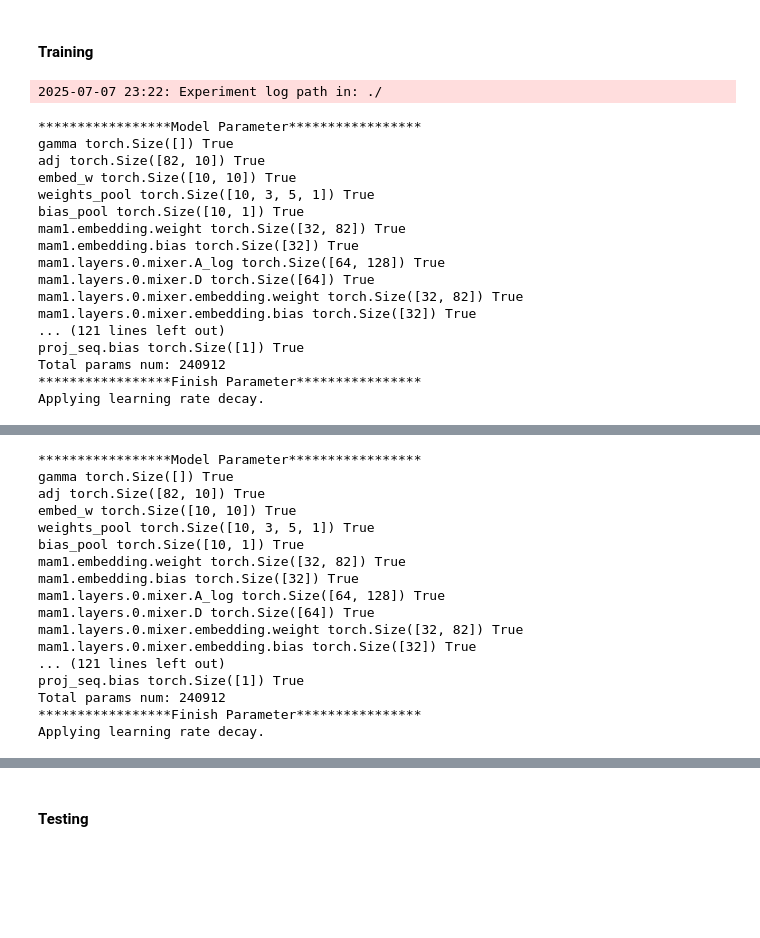
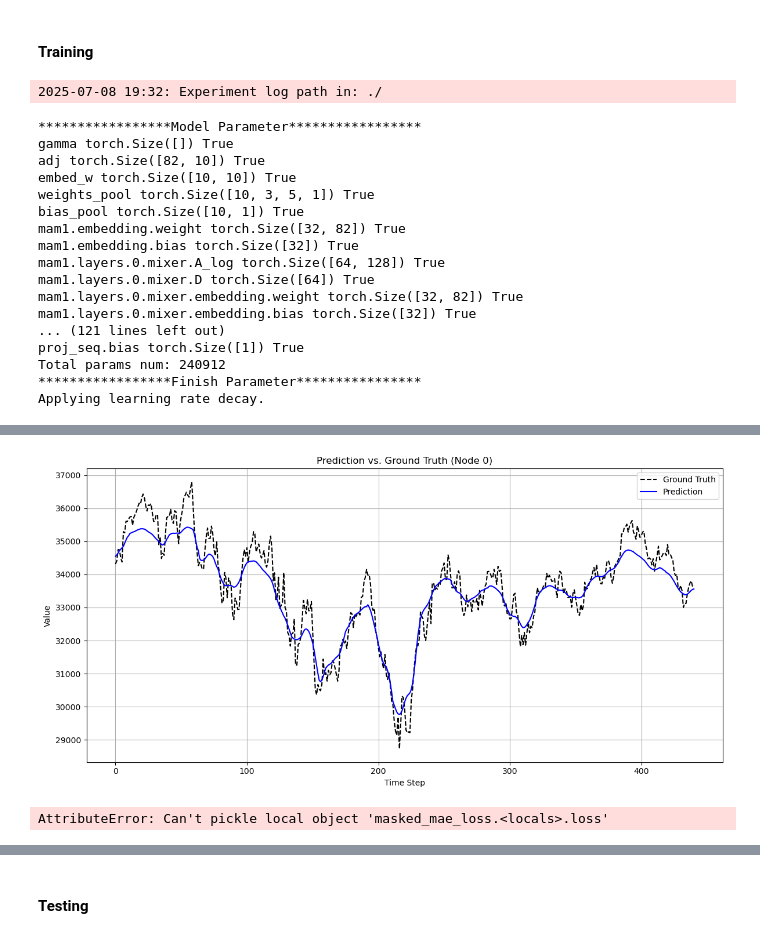
Before and after one commit to CHINWEI-LU/SAMBA, a Jupyter notebook: test.ipynb, the cells around one changed output, grey strips where cells are left out. Drawn from its saved outputs; the diff is of its cells as text; code cells hidden in the pictures; blank space fills up the shorter version.

```diff
--- a/test.ipynb
+++ b/test.ipynb
@@ -1293,7 +1317,7 @@ def rank_information_coefficient(x, y):
 # %% [markdown]
 #### Training
 # %%
-for i in range(2):
+for i in range(1):
 
     Mode = 'train'
     DEBUG = 'True'
@@ -1308,18 +1332,47 @@ for i in range(2):
     config.read(config_file)
 
 #parser
-
+##### 原程式碼 ##########
+    # args={"dataset":DATASET,"mode":Mode,"device":DEVICE,"debug":DEBUG,"model":MODEL,"cuda":True,"val_ratio":0.15,"test_ratio":0.15,
+    #   "lag":window,"horizon":predict,"num_nodes":XX.shape[2],"tod":False,"normalizer":'std',"column_wise":False,"default_graph":True,
+    #  "input_dim":1,"output_dim":1,"embed_dim":10,"rnn_units":128,"num_layers":3,"cheb_k":3,"loss_func":'mae',"seed":1,
+    #  "batch_size":32,"epochs":1100,"lr_init":0.001,"lr_decay":True,"lr_decay_rate":0.5,"lr_decay_step":[40,70,100],
+    #   "early_stop":True,"early_stop_patience":200,"grad_norm":False,"max_grad_norm":5,"real_value":False,"mae_thresh":None,
+    #   "mape_thresh":0,"log_dir":'./',"log_step":20,"plot":False,"teacher_forcing":False,"d_in":32,"hid":32}
+    ####################
+    ##### loss function 用 "loss_func":'mask_mae' => 絕對值(價格-預測價格)
     args={"dataset":DATASET,"mode":Mode,"device":DEVICE,"debug":DEBUG,"model":MODEL,"cuda":True,"val_ratio":0.15,"test_ratio":0.15,
       "lag":window,"horizon":predict,"num_nodes":XX.shape[2],"tod":False,"normalizer":'std',"column_wise":False,"default_graph":True,
-     "input_dim":1,"output_dim":1,"embed_dim":10,"rnn_units":128,"num_layers":3,"cheb_k":3,"loss_func":'mae',"seed":1,
+     "input_dim":1,"output_dim":1,"embed_dim":10,"rnn_units":128,"num_layers":3,"cheb_k":3,"loss_func":'mask_mae',"seed":1,
      "batch_size":32,"epochs":1100,"lr_init":0.001,"lr_decay":True,"lr_decay_rate":0.5,"lr_decay_step":[40,70,100],
       "early_stop":True,"early_stop_patience":200,"grad_norm":False,"max_grad_norm":5,"real_value":False,"mae_thresh":None,
       "mape_thresh":0,"log_dir":'./',"log_step":20,"plot":False,"teacher_forcing":False,"d_in":32,"hid":32}
-
+    ####################
 
 
 
 #init model
+    ##### 原程式碼 ##########
+    # model = SAMBA(ModelArgs(args.get("d_in"),args.get("num_layers"),args.get("num_nodes"),args.get('lag'),args.get('horizon')),args.get('hid'),args.get('lag'),args.get('horizon'),args.get('embed_dim'),args.get("cheb_k"))
+    # model = model.cuda()
+    # for p in model.parameters():
+    #     if p.dim() > 1:
+    #         nn.init.xavier_uniform_(p)
+    #     else:
+    #         nn.init.uniform_(p)
+    # print_model_parameters(model, only_num=False)
+
+    # if args.get('loss_func') == 'mask_mae':
+    #     loss = masked_mae_loss(scaler, mask_value=0.0)
+    # elif args.get('loss_func') == 'mae':
+    #     loss = torch.nn.L1Loss().to(args.get('device'))
+    # elif args.get('loss_func') == 'mse':
+    #     loss = torch.nn.MSELoss().to(args.get('device'))
+    # else:
+    #     raise ValueError
+    ######################################################################################################
+    ###### loss = masked_mae_loss(scaler, mask_value=0.0) => masked_mae_loss(mmn, mask_value=0.0)
+    ######################################################################################################
     model = SAMBA(ModelArgs(args.get("d_in"),args.get("num_layers"),args.get("num_nodes"),args.get('lag'),args.get('horizon')),args.get('hid'),args.get('lag'),args.get('horizon'),args.get('embed_dim'),args.get("cheb_k"))
     model = model.cuda()
     for p in model.parameters():
@@ -1330,7 +1383,7 @@ for i in range(2):
     print_model_parameters(model, only_num=False)
 
     if args.get('loss_func') == 'mask_mae':
-        loss = masked_mae_loss(scaler, mask_value=0.0)
+        loss = masked_mae_loss(mmn, mask_value=0.0)
     elif args.get('loss_func') == 'mae':
         loss = torch.nn.L1Loss().to(args.get('device'))
     elif args.get('loss_func') == 'mse':
@@ -1366,6 +1419,25 @@ for i in range(2):
 
     y_t = mmn.inverse_transform(y_t)
 
+    ##### 畫圖
+    #-------------------------------------------------------------------------------
+    y_p_np = y_p.detach().cpu().numpy() if isinstance(y_p, torch.Tensor) else y_p
+    y_t_np = y_t.detach().cpu().numpy() if isinstance(y_t, torch.Tensor) else y_t
+
+    # 選擇一個節點來畫（如果 y_p 維度是 [時間, 節點]）
+    node_index = 0  # or any index within y_p.shape[1]
+
+    plt.figure(figsize=(12, 6))
+    plt.plot(y_t_np[:, node_index], label='Ground Truth', color='black', linestyle='--')
+    plt.plot(y_p_np[:, node_index], label='Prediction', color='blue')
+    plt.xlabel('Time Step')
+    plt.ylabel('Value')
+    plt.title(f'Prediction vs. Ground Truth (Node {node_index})')
+    plt.legend()
+    plt.grid(True)
+    plt.tight_layout()
+    plt.show()
+    #--------------------------------------------------------------------------------
 #y_p=(y_p-mean)/std
 #y_t=(y_t-mean)/std
 
@@ -1406,7 +1478,7 @@ for i in range(2):
         f.write(str(np.array(rmse)))
         f.write('\n\n')
 # %% [output]
-2025-07-07 23:22: Experiment log path in: ./
+2025-07-08 19:32: Experiment log path in: ./
 *****************Model Parameter*****************
 gamma torch.Size([]) True
 adj torch.Size([82, 10]) True
@@ -1444,17 +1516,2 @@ Applying learning rate decay.
+[figure, added]
-*****************Model Parameter*****************
-gamma torch.Size([]) True
-adj torch.Size([82, 10]) True
-embed_w torch.Size([10, 10]) True
-weights_pool torch.Size([10, 3, 5, 1]) True
-bias_pool torch.Size([10, 1]) True
-mam1.embedding.weight torch.Size([32, 82]) True
-mam1.embedding.bias torch.Size([32]) True
-mam1.layers.0.mixer.A_log torch.Size([64, 128]) True
-mam1.layers.0.mixer.D torch.Size([64]) True
-mam1.layers.0.mixer.embedding.weight torch.Size([32, 82]) True
-mam1.layers.0.mixer.embedding.bias torch.Size([32]) True
-... (121 lines left out)
-proj_seq.bias torch.Size([1]) True
-Total params num: 240912
-*****************Finish Parameter****************
-Applying learning rate decay.
+AttributeError: Can't pickle local object 'masked_mae_loss.<locals>.loss'
```
Also changed, not shown: parts of 3 cells of this notebook, 5 other files.
